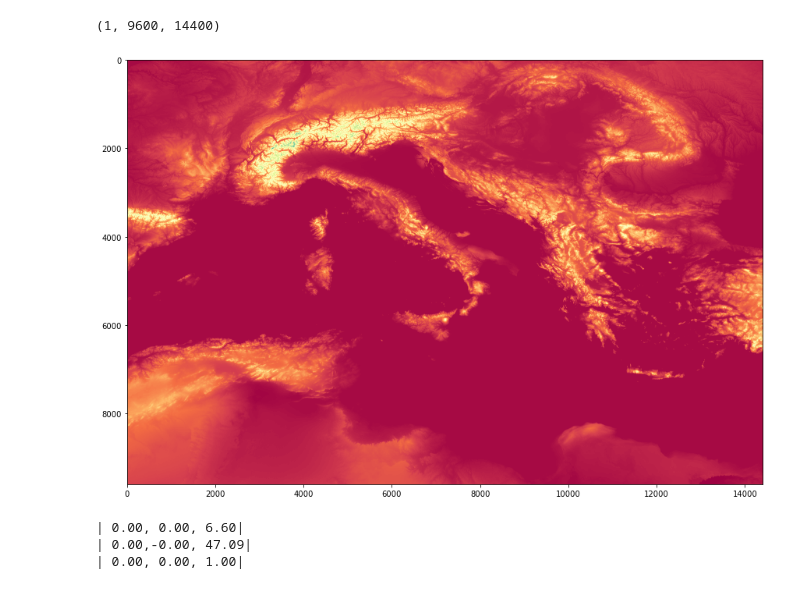
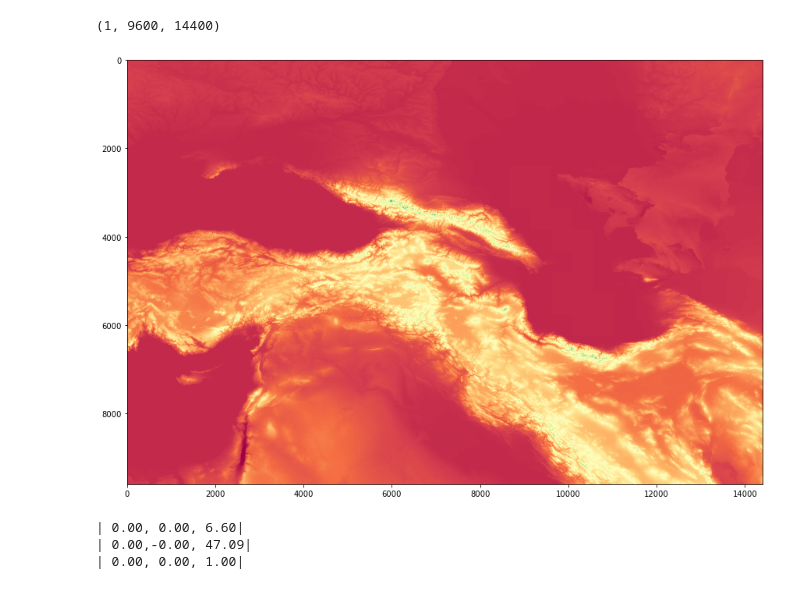
Before and after one commit to kebuhcah/experiments, a Jupyter notebook: rasterio/geoenv_italy_map.ipynb, the cells around one changed output. Cells and saved outputs as stored; diff of their text form; code cells hidden in the pictures.

```diff
--- a/rasterio/geoenv_italy_map.ipynb
+++ b/rasterio/geoenv_italy_map.ipynb
@@ -11,9 +9,22 @@ import geopandas as gpd
 # %%
 import rasterio
 import matplotlib.pyplot as plt
+import geopandas as gpd
+
+plt.rcParams["figure.figsize"] = (20,10)
 
 file = rasterio.open('data/30N000E_20101117_gmted_mea075.tiff')
+fileEast = rasterio.open('data/30N120E_20101117_gmted_mea075.tiff')
+fileMid = rasterio.open('data/30N030E_20101117_gmted_mea075.tiff')
+dataset = fileMid.read()
+print(dataset.shape)
+
+plt.imshow(dataset[0], cmap='Spectral')
+
 dataset = file.read()
-print(dataset.shape)
+
+
+plt.show()
 # %% [output]
 (1, 9600, 14400)
+[figure, added]
@@ -22,8 +31,3 @@ plt.rcParams["figure.figsize"] = (20,10)
-# %%
-plt.imshow(dataset[0], cmap='Spectral')
-plt.show()
-# %% [output]
-[figure, removed]
 # %%
 import geopandas as gpd
 from shapely.geometry import mapping
```
Also changed, not shown: parts of 6 cells of this notebook.
